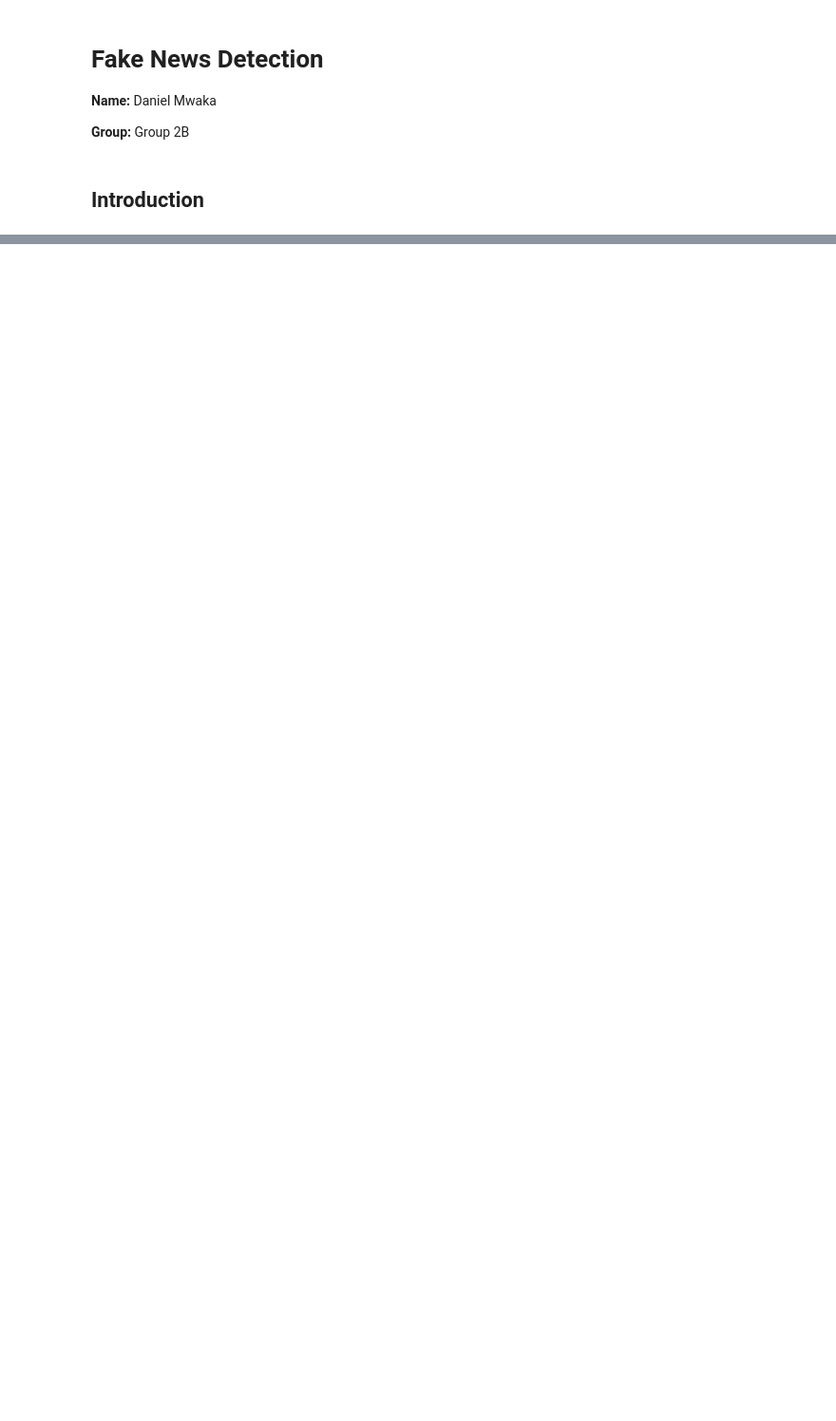
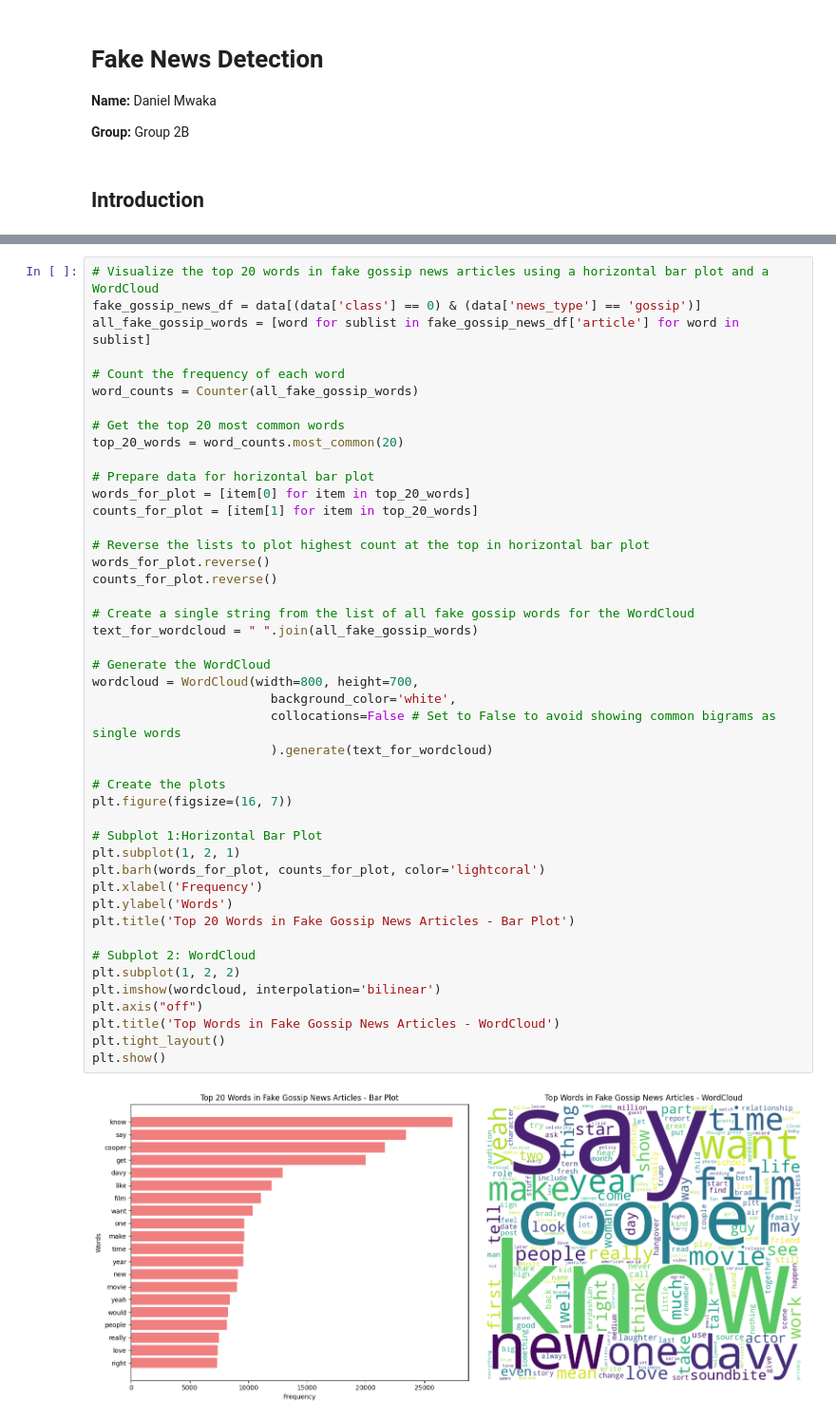
Before and after one commit to mwakad/Fake-News-Detection-, a Jupyter notebook: notebooks/daniel.ipynb, the cells around one changed output, grey strips where cells are left out. Shown at 95% size. Saved outputs shown, nothing was run; the diff lists cells and outputs as text; blank space fills up the shorter version.

```diff
--- a/notebooks/daniel.ipynb
+++ b/notebooks/daniel.ipynb
@@ -21,0 +201,47 @@ data.head()
+# %%
+# Visualize the top 20 words in fake gossip news articles using a horizontal bar plot and a WordCloud
+fake_gossip_news_df = data[(data['class'] == 0) & (data['news_type'] == 'gossip')]
+all_fake_gossip_words = [word for sublist in fake_gossip_news_df['article'] for word in sublist]
+
+# Count the frequency of each word
+word_counts = Counter(all_fake_gossip_words)
+
+# Get the top 20 most common words
+top_20_words = word_counts.most_common(20)
+
+# Prepare data for horizontal bar plot
+words_for_plot = [item[0] for item in top_20_words]
+counts_for_plot = [item[1] for item in top_20_words]
+
+# Reverse the lists to plot highest count at the top in horizontal bar plot
+words_for_plot.reverse()
+counts_for_plot.reverse()
+
+# Create a single string from the list of all fake gossip words for the WordCloud
+text_for_wordcloud = " ".join(all_fake_gossip_words)
+
+# Generate the WordCloud
+wordcloud = WordCloud(width=800, height=700,
+                        background_color='white',
+                        collocations=False # Set to False to avoid showing common bigrams as single words
+                        ).generate(text_for_wordcloud)
+
+# Create the plots
+plt.figure(figsize=(16, 7))
+
+# Subplot 1:Horizontal Bar Plot
+plt.subplot(1, 2, 1)
+plt.barh(words_for_plot, counts_for_plot, color='lightcoral')
+plt.xlabel('Frequency')
+plt.ylabel('Words')
+plt.title('Top 20 Words in Fake Gossip News Articles - Bar Plot')
+
+# Subplot 2: WordCloud
+plt.subplot(1, 2, 2)
+plt.imshow(wordcloud, interpolation='bilinear')
+plt.axis("off")
+plt.title('Top Words in Fake Gossip News Articles - WordCloud')
+plt.tight_layout()
+plt.show()
+# %% [output]
+[figure, added]
```
Also changed, not shown: parts of 55 cells of this notebook.
